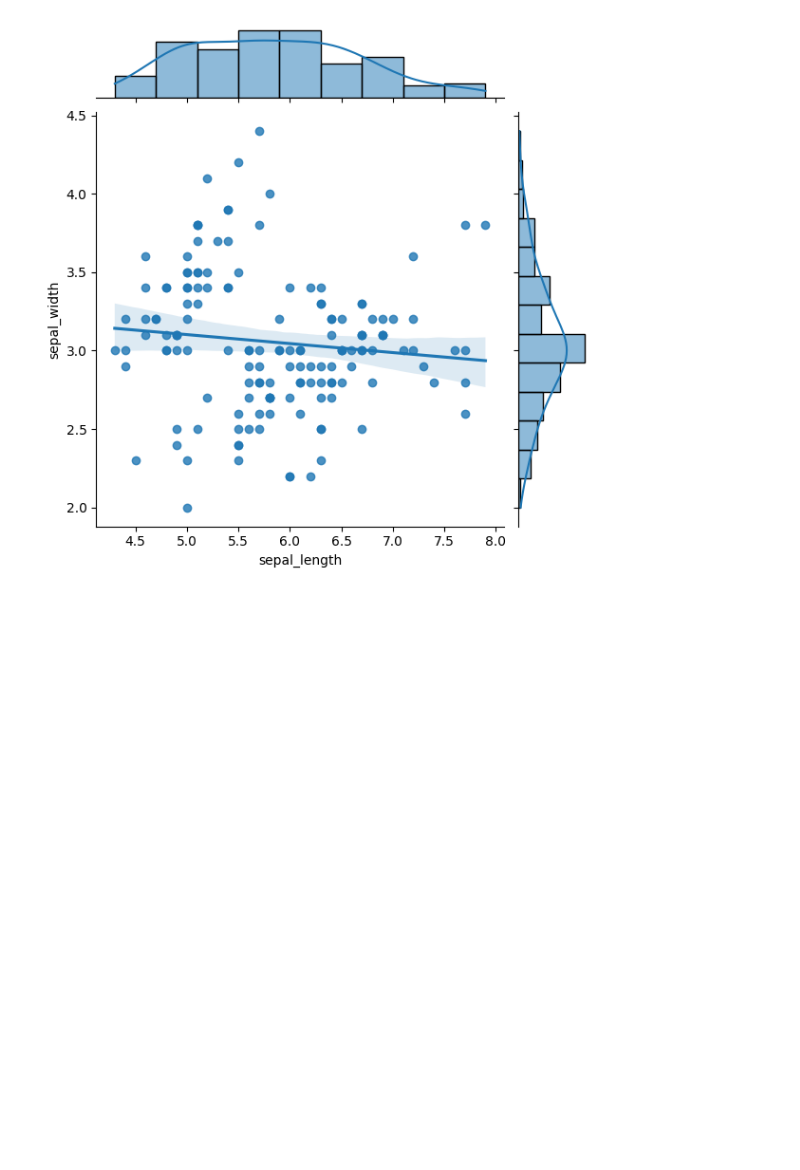
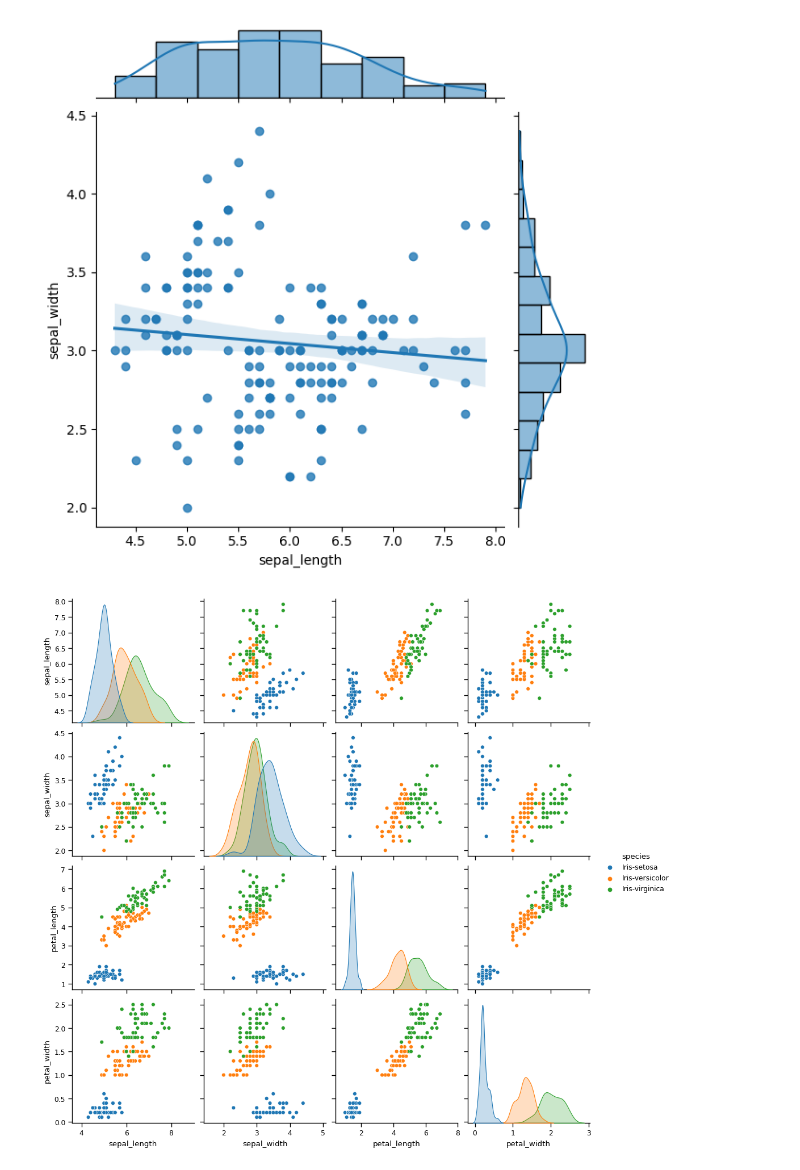
Before and after one commit to sayaanfrah/codfileInternship, a Jupyter notebook: iris_solution.ipynb, the cells around one changed output. Cells and saved outputs as stored; diff of their text form; code cells hidden in the pictures; blank space fills up the shorter version.

```diff
--- a/iris_solution.ipynb
+++ b/iris_solution.ipynb
@@ -219,3 +219,8 @@ sns.jointplot(x=df['sepal_length'],y=df['sepal_width'],data=df,kind='reg')
 # %% [output]
 <seaborn.axisgrid.JointGrid at 0x...>
 [figure]
+# %%
+sns.set_context('paper')
+sns.pairplot(df, hue='species');
+# %% [output]
+[figure, added]
```
Also changed, not shown: parts of 22 cells of this notebook, 1 other file.
